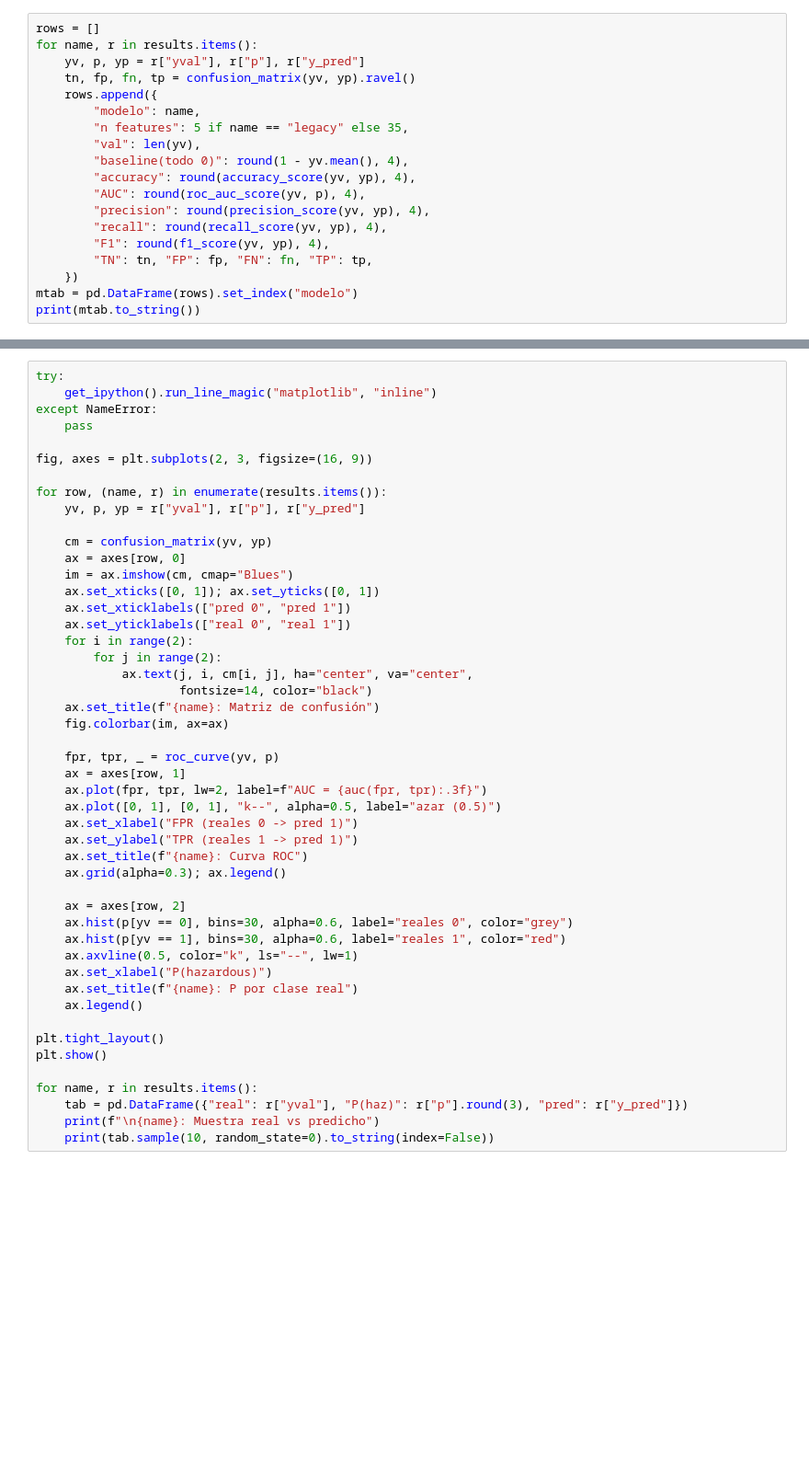
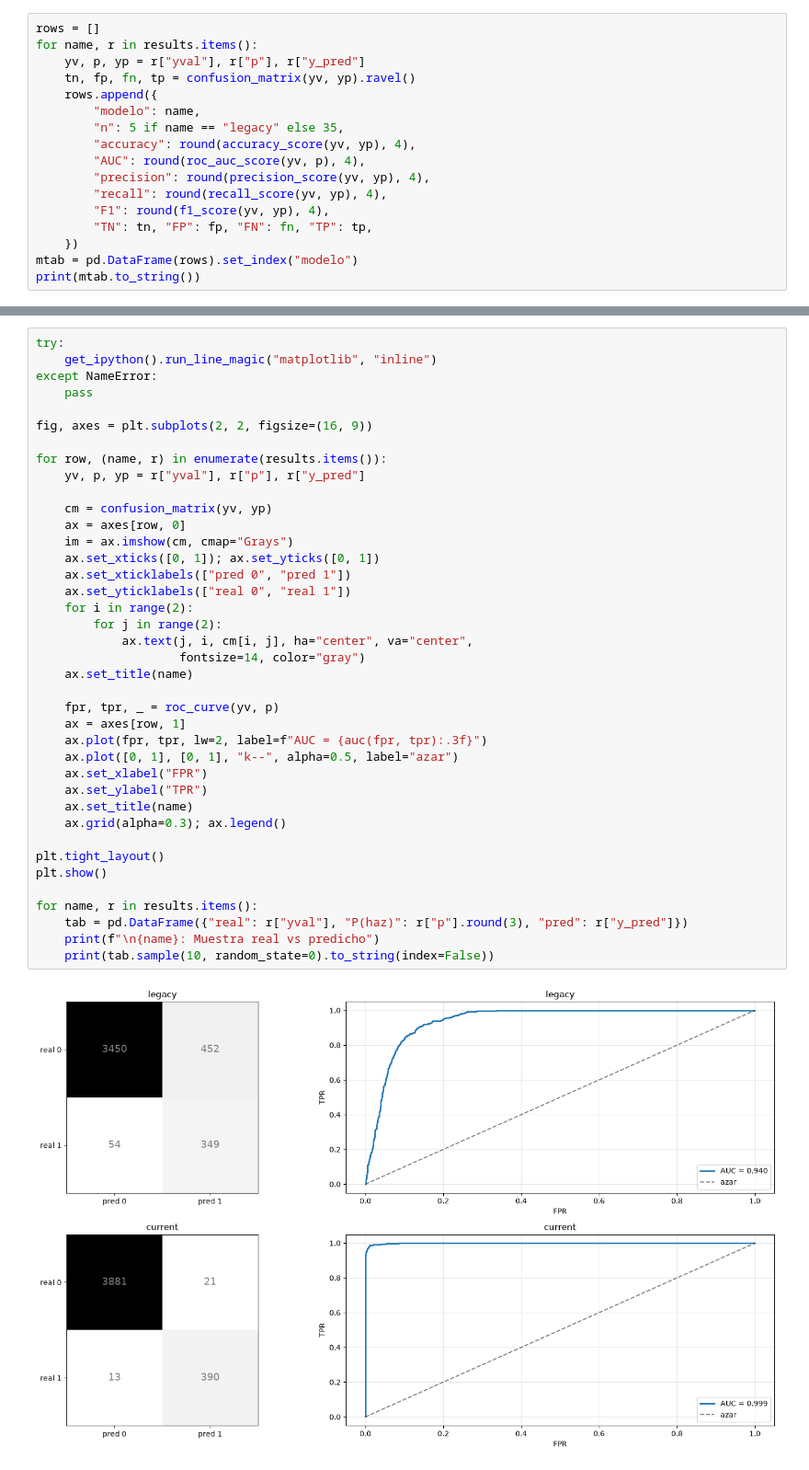
Before and after one commit to Zahir-R/SIS420-LABS, a Jupyter notebook: lil-projects/NEODodge/train_hazard.ipynb, the cells around one changed output, grey strips where cells are left out. Shown at 92% size. Saved outputs shown, nothing was run; the diff lists cells and outputs as text; blank space fills up the shorter version.

```diff
--- a/lil-projects/NEODodge/train_hazard.ipynb
+++ b/lil-projects/NEODodge/train_hazard.ipynb
@@ -163,9 +163,7 @@ for name, r in results.items():
     tn, fp, fn, tp = confusion_matrix(yv, yp).ravel()
     rows.append({
         "modelo": name,
-        "n features": 5 if name == "legacy" else 35,
-        "val": len(yv),
-        "baseline(todo 0)": round(1 - yv.mean(), 4),
+        "n": 5 if name == "legacy" else 35,
         "accuracy": round(accuracy_score(yv, yp), 4),
         "AUC": round(roc_auc_score(yv, p), 4),
         "precision": round(precision_score(yv, yp), 4),
@@ -179,47 +182,40 @@ print(mtab.to_string())
 try:
     get_ipython().run_line_magic("matplotlib", "inline")
 except NameError:
     pass
 
-fig, axes = plt.subplots(2, 3, figsize=(16, 9))
+fig, axes = plt.subplots(2, 2, figsize=(16, 9))
 
 for row, (name, r) in enumerate(results.items()):
     yv, p, yp = r["yval"], r["p"], r["y_pred"]
 
     cm = confusion_matrix(yv, yp)
     ax = axes[row, 0]
-    im = ax.imshow(cm, cmap="Blues")
+    im = ax.imshow(cm, cmap="Grays")
     ax.set_xticks([0, 1]); ax.set_yticks([0, 1])
     ax.set_xticklabels(["pred 0", "pred 1"])
     ax.set_yticklabels(["real 0", "real 1"])
     for i in range(2):
         for j in range(2):
             ax.text(j, i, cm[i, j], ha="center", va="center",
-                    fontsize=14, color="black")
-    ax.set_title(f"{name}: Matriz de confusión")
-    fig.colorbar(im, ax=ax)
+                    fontsize=14, color="gray")
+    ax.set_title(name)
 
     fpr, tpr, _ = roc_curve(yv, p)
     ax = axes[row, 1]
     ax.plot(fpr, tpr, lw=2, label=f"AUC = {auc(fpr, tpr):.3f}")
-    ax.plot([0, 1], [0, 1], "k--", alpha=0.5, label="azar (0.5)")
-    ax.set_xlabel("FPR (reales 0 -> pred 1)")
-    ax.set_ylabel("TPR (reales 1 -> pred 1)")
-    ax.set_title(f"{name}: Curva ROC")
+    ax.plot([0, 1], [0, 1], "k--", alpha=0.5, label="azar")
+    ax.set_xlabel("FPR")
+    ax.set_ylabel("TPR")
+    ax.set_title(name)
     ax.grid(alpha=0.3); ax.legend()
-
-    ax = axes[row, 2]
-    ax.hist(p[yv == 0], bins=30, alpha=0.6, label="reales 0", color="grey")
-    ax.hist(p[yv == 1], bins=30, alpha=0.6, label="reales 1", color="red")
-    ax.axvline(0.5, color="k", ls="--", lw=1)
-    ax.set_xlabel("P(hazardous)")
-    ax.set_title(f"{name}: P por clase real")
-    ax.legend()
 
 plt.tight_layout()
 plt.show()
 
 for name, r in results.items():
     tab = pd.DataFrame({"real": r["yval"], "P(haz)": r["p"].round(3), "pred": r["y_pred"]})
     print(f"\n{name}: Muestra real vs predicho")
     print(tab.sample(10, random_state=0).to_string(index=False))
+# %% [output]
+[figure, added]
```
Also changed, not shown: parts of 14 cells of this notebook, 12 other files.
